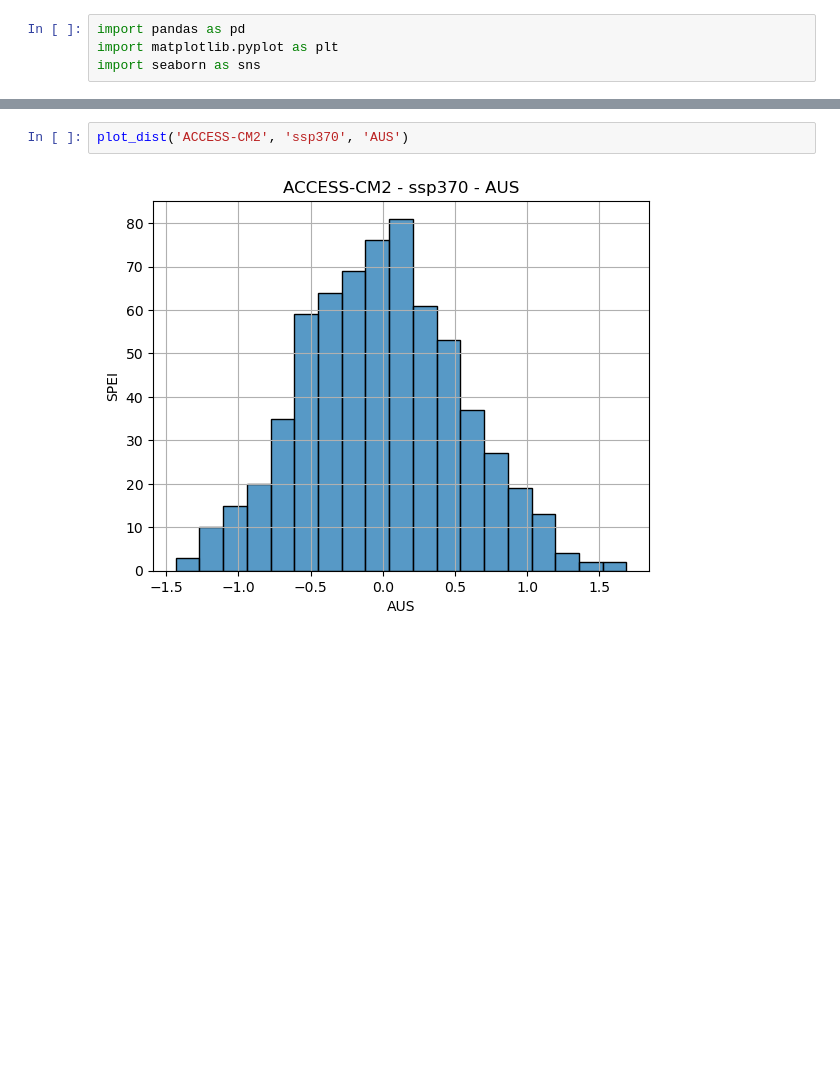
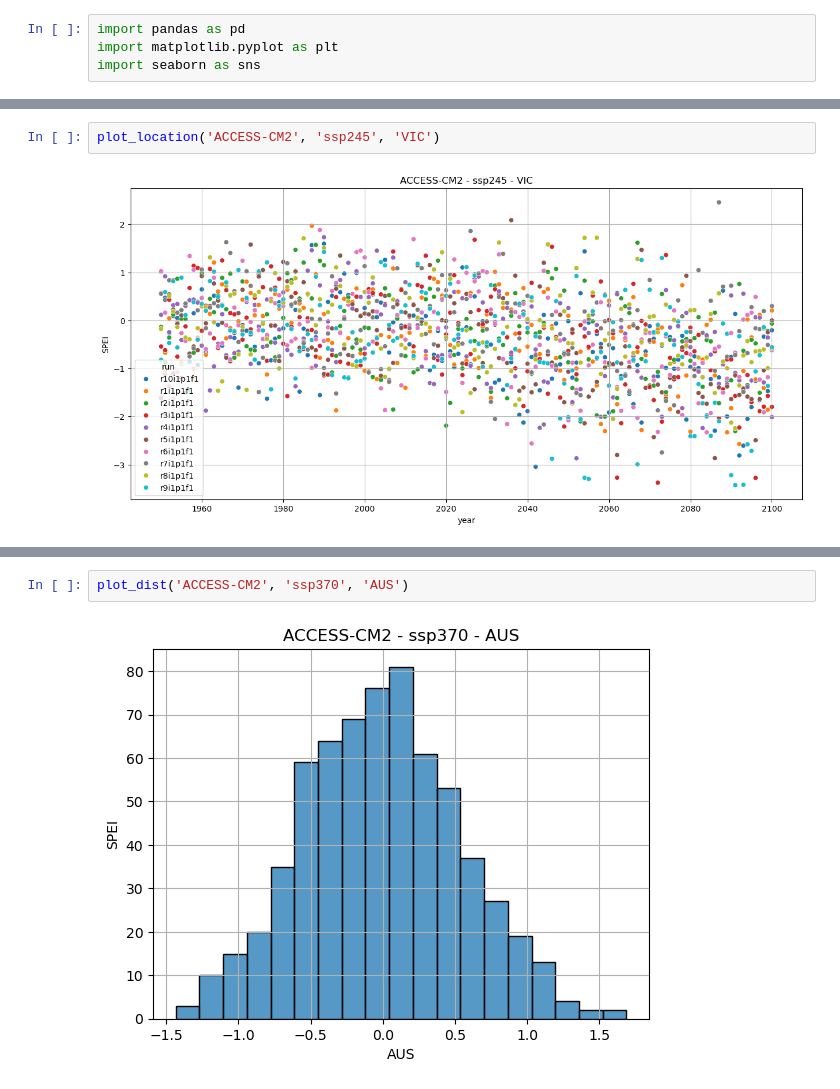
Before and after one commit to AusClimateService/rba, a Jupyter notebook: spei-analysis.ipynb, the cells around one changed output, grey strips where cells are left out. Drawn from its saved outputs; the diff is of its cells as text; blank space fills up the shorter version.

```diff
--- a/spei-analysis.ipynb
+++ b/spei-analysis.ipynb
@@ -155,3 +62,7 @@ def plot_ensemble_odds(
+# %%
+plot_location('ACCESS-CM2', 'ssp245', 'VIC')
+# %% [output]
+[figure, added]
 # %%
 plot_location('ACCESS-CM2', 'ssp370', 'AUS')
 # %% [output]
```
Also changed, not shown: parts of 28 cells of this notebook.
